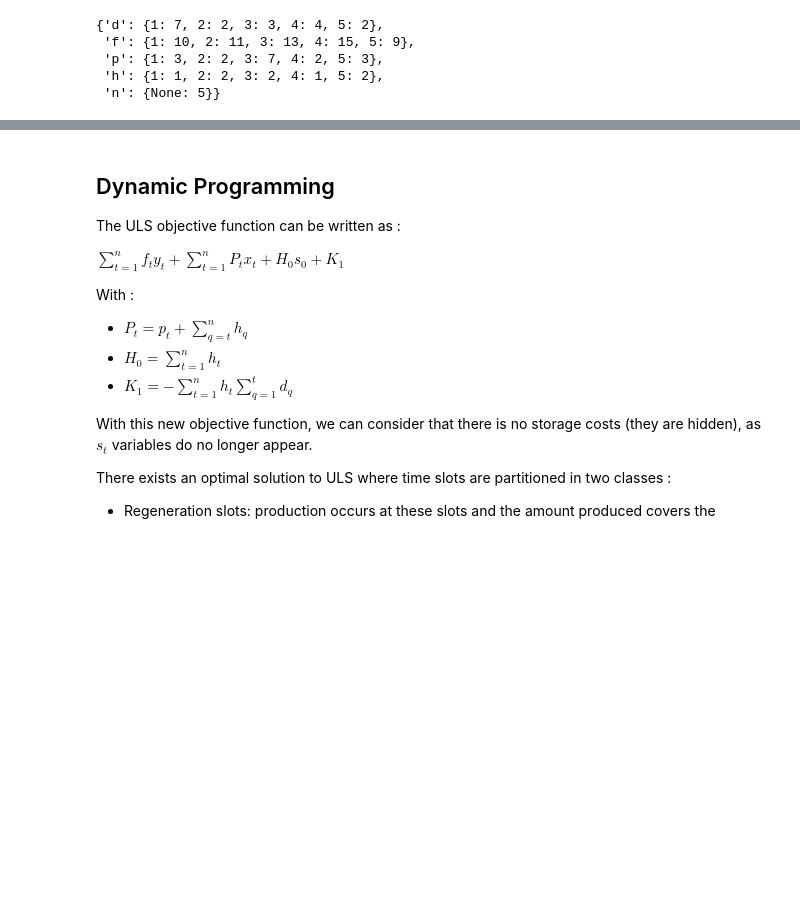
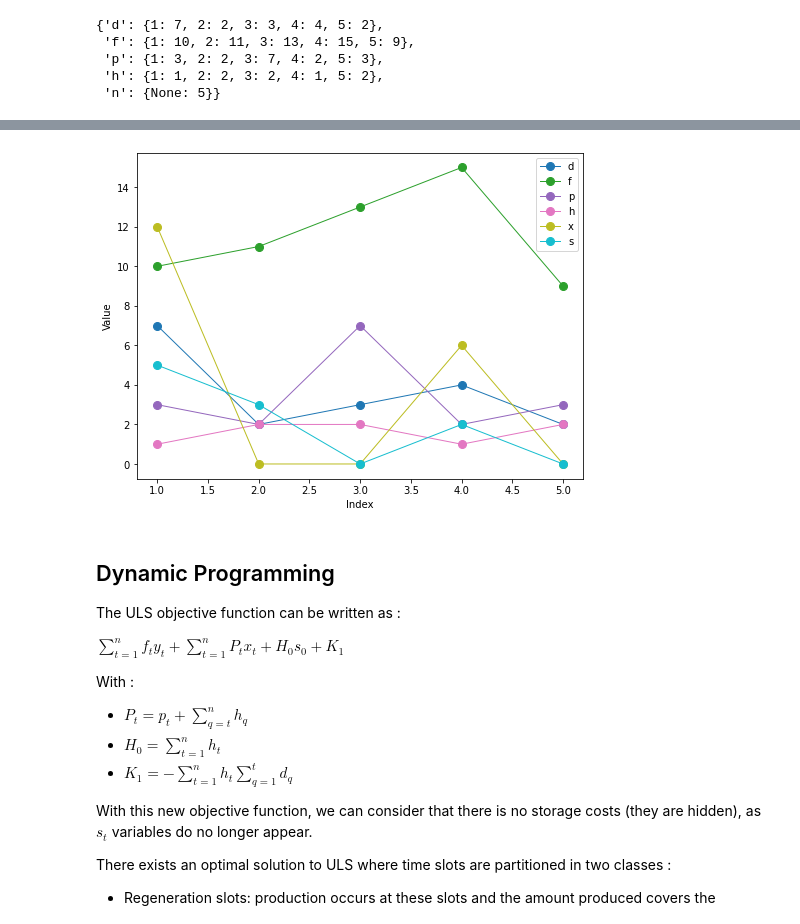
Before and after one commit to BrahimMebrek/lot_sizing_problem, a Jupyter notebook: uncapacited_lot_sizing_problem.ipynb, the cells around one changed output, grey strips where cells are left out. Cells and saved outputs as stored; diff of their text form; code cells hidden in the pictures; blank space fills up the shorter version.

```diff
--- a/uncapacited_lot_sizing_problem.ipynb
+++ b/uncapacited_lot_sizing_problem.ipynb
@@ -224,6 +245,10 @@ With :
 # %%
-data_uls_2 = df.to_dict()
-data_uls_2['n'] = {None:n}
+def prepare_data_uls_2(df):
+    data = df.to_dict()
+    data['n'] = {None:n}
+    return data
+
+data_uls_2 = prepare_data_uls_2(df)
 # %%
 data_uls_2
 # %% [output]
@@ -306,3 +331,8 @@ Problem:
 Solution:
 - number of solutions: 0
   number of solutions displayed: 0
+# %%
+data_uls_2['z'] = {(i, t):int(uls_2_instance.z[i, t].value) for t in range(1, n+1) for i in range(1, t+1)}
+data_uls_2['y'] = {t:int(uls_2_instance.y[t].value) for t in range(1, n+1)}
+data_uls_2['x'] = {i:sum(data_uls_2['z'][i, t] for t in range(i, n+1)) for i in range(1, n+1)}
+data_uls_2['s'] = {t:sum(data_uls_2['z'][i, k] for i in range(1, t+1) for k in range(t+1, n+1)) for t in range(1, n+1)}
@@ -309,3 +359,11 @@ Solution:
+# %%
+df_uls_2 = df.copy()
+df_uls_2['x'] = data_uls_2['x'].values()
+df_uls_2['s'] = data_uls_2['s'].values()
+# %%
+plot_columns(df_uls_2)
+# %% [output]
+[figure, added]
 # %% [markdown]
 ## Dynamic Programming
 
```
Also changed, not shown: parts of 24 cells of this notebook.
